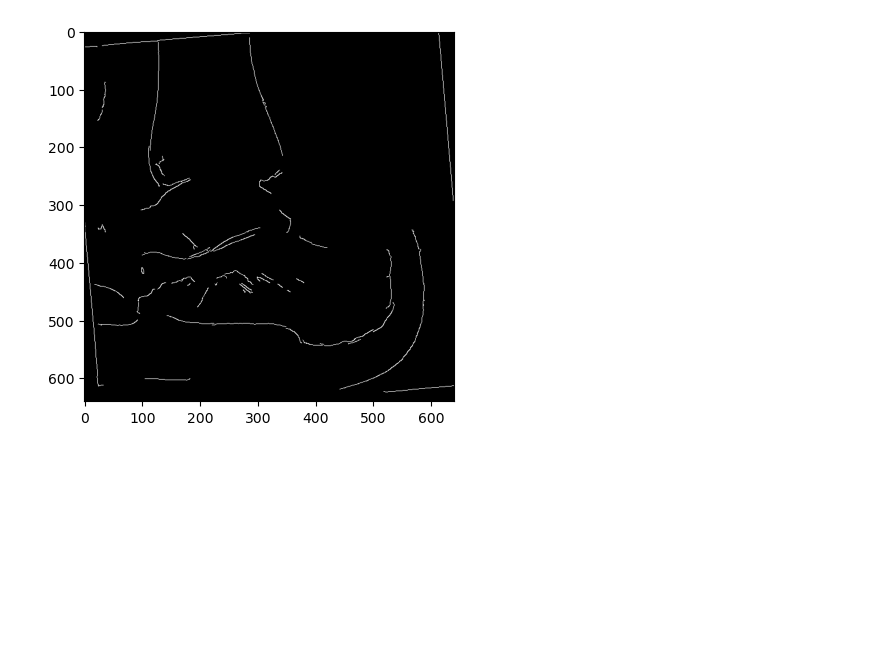
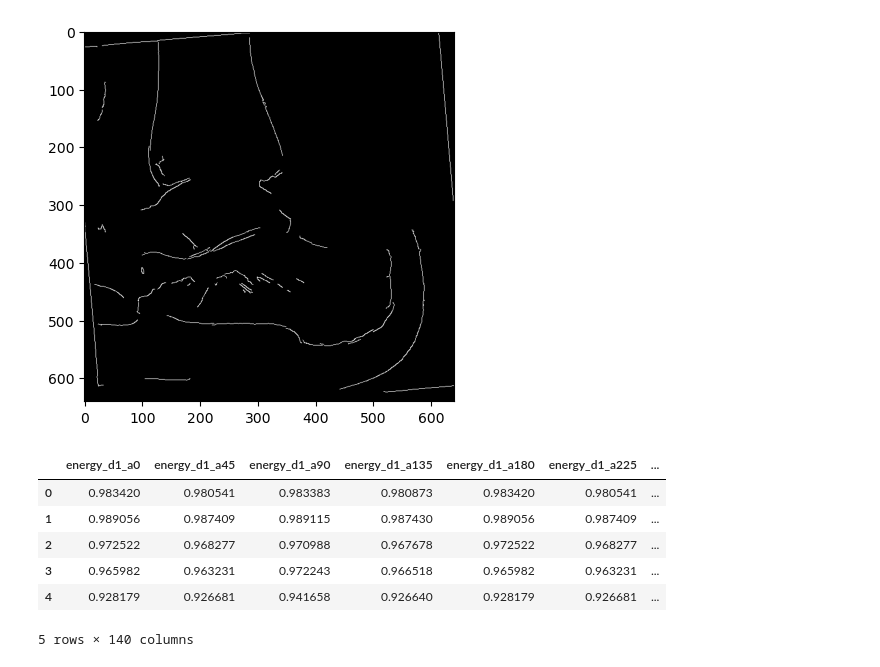
Before and after one commit to Hiroki-n-ito/Cogs118b, a Jupyter notebook: pca/bone_classification_pca.ipynb, the cells around one changed output. Cells and saved outputs as stored; diff of their text form; code cells hidden in the pictures; blank space fills up the shorter version.

```diff
--- a/pca/bone_classification_pca.ipynb
+++ b/pca/bone_classification_pca.ipynb
@@ -73,0 +100,11 @@ plt.show
+# %%
+df = pd.DataFrame(feature_list)
+df.head()
+# %% [output]
+|  | energy_d1_a0 | energy_d1_a45 | energy_d1_a90 | energy_d1_a135 | energy_d1_a180 | energy_d1_a225 | ... |
+| 0 | 0.983420 | 0.980541 | 0.983383 | 0.980873 | 0.983420 | 0.980541 | ... |
+| 1 | 0.989056 | 0.987409 | 0.989115 | 0.987430 | 0.989056 | 0.987409 | ... |
+| 2 | 0.972522 | 0.968277 | 0.970988 | 0.967678 | 0.972522 | 0.968277 | ... |
+| 3 | 0.965982 | 0.963231 | 0.972243 | 0.966518 | 0.965982 | 0.963231 | ... |
+| 4 | 0.928179 | 0.926681 | 0.941658 | 0.926640 | 0.928179 | 0.926681 | ... |
+5 rows × 140 columns
```
Also changed, not shown: parts of 3 cells of this notebook.
